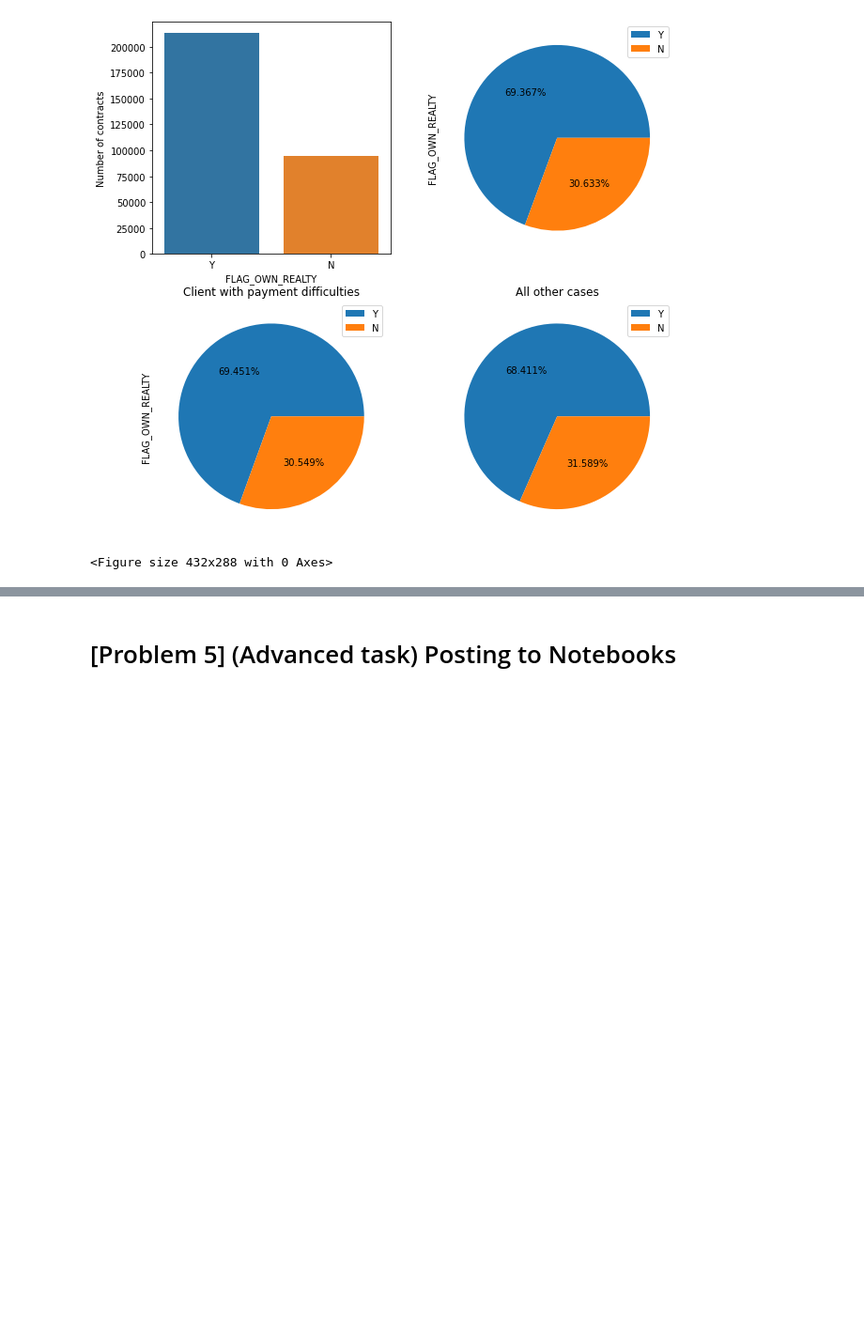
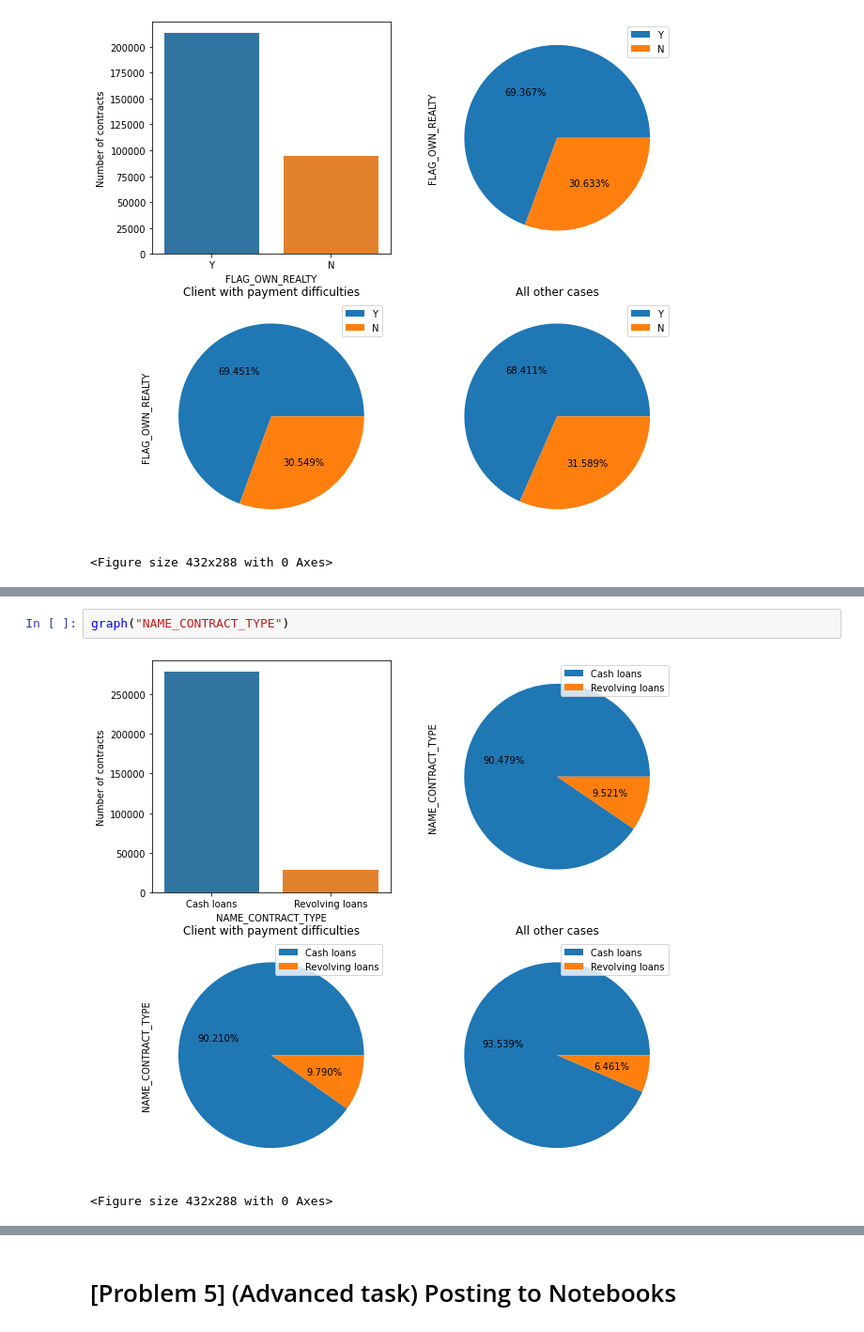
Before and after one commit to tiviluson/diveintocode-ml, a Jupyter notebook: Assignment_3_Credit_information_analysis.ipynb, the cells around one changed output, grey strips where cells are left out. Shown at 94% size. Saved outputs shown, nothing was run; the diff lists cells and outputs as text; blank space fills up the shorter version.

```diff
--- a/Assignment_3_Credit_information_analysis.ipynb
+++ b/Assignment_3_Credit_information_analysis.ipynb
@@ -201,0 +207,5 @@ graph("FLAG_OWN_REALTY")
+# %%
+graph("NAME_CONTRACT_TYPE")
+# %% [output]
+[figure, added]
+<Figure size 432x288 with 0 Axes>
```
Also changed, not shown: parts of 3 cells of this notebook.
